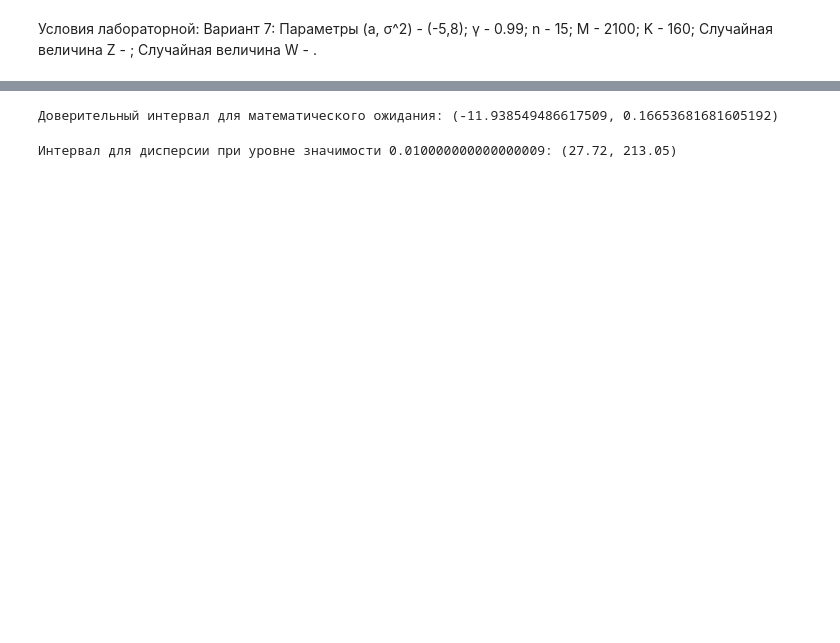
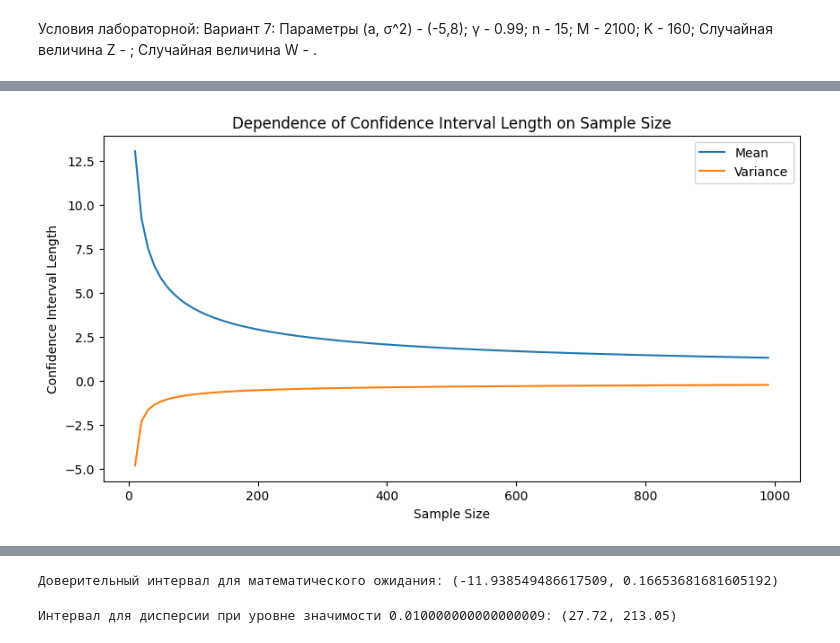
Before and after one commit to Chuck-man/MathStat, a Jupyter notebook: Lab2.ipynb, the cells around one changed output, grey strips where cells are left out. Cells and saved outputs as stored; diff of their text form; code cells hidden in the pictures; blank space fills up the shorter version.

```diff
--- a/Lab2.ipynb
+++ b/Lab2.ipynb
@@ -33,0 +133,36 @@ print("Доверительный интервал для математичес
+# %%
+# Функция для расчета длины доверительного интервала для мат. ожидания
+def confidenceintervallengthmean(n, sigma, alpha):
+    z = stats.norm.ppf(1 - alpha/2)
+    length = 2 * z * (sigma / np.sqrt(n))
+    return length
+
+# Функция для расчета длины доверительного интервала для дисперсии
+def confidenceintervallengthvariance(n, alpha):
+    chi2lower = stats.chi2.ppf(alpha/2, df=n-1)
+    chi2upper = stats.chi2.ppf(1 - alpha/2, df=n-1)
+    length = (n-1) / chi2upper - (n-1) / chi2lower
+    return length
+# %%
+# Параметры
+data = np.arange(10, 1000, 10)
+alpha = 0.01
+sigma = 8
+# %%
+# Расчет длины доверительного интервала для мат. ожидания
+lengthsmean = [confidenceintervallengthmean(n, sigma, alpha) for n in data]
+
+# Расчет длины доверительного интервала для дисперсии
+lengthsvariance = [confidenceintervallengthvariance(n, alpha) for n in data]
+# %%
+# Построение графиков
+plt.figure(figsize=(10, 5))
+plt.plot(data, lengthsmean, label='Mean')
+plt.plot(data, lengthsvariance, label='Variance')
+plt.xlabel('Sample Size')
+plt.ylabel('Confidence Interval Length')
+plt.title('Dependence of Confidence Interval Length on Sample Size')
+plt.legend()
+plt.show()
+# %% [output]
+[figure, added]
```
Also changed, not shown: parts of 16 cells of this notebook, 14 other files.
